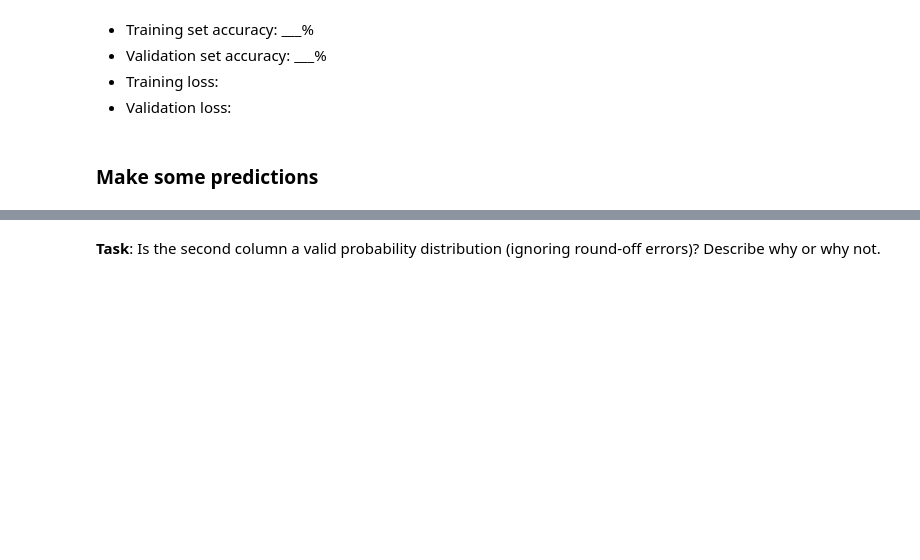
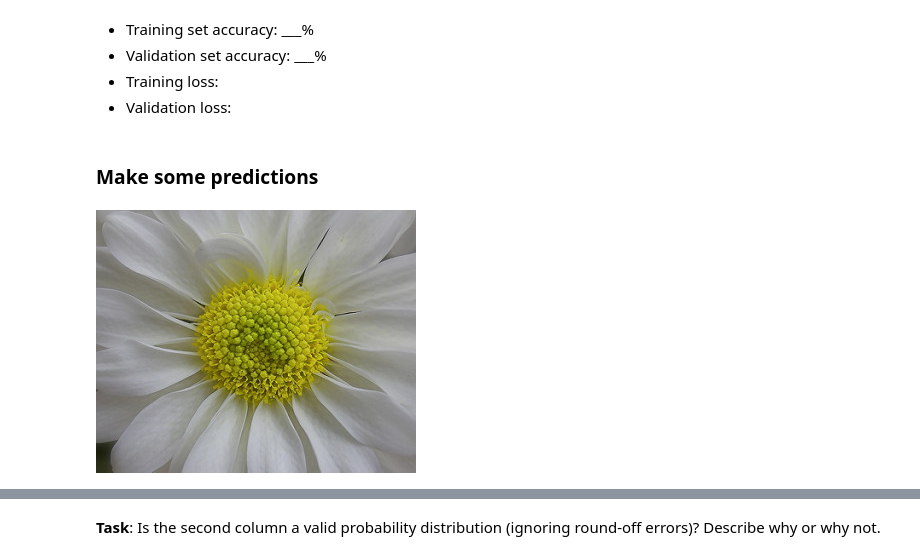
Before and after one commit to Calvin-Data-Science/cs375-376-public, a Jupyter notebook: notebooks/u01n1-train-clf.ipynb, the cells around one changed output, grey strips where cells are left out. Saved outputs shown, nothing was run; the diff lists cells and outputs as text; code cells hidden in the pictures; blank space fills up the shorter version.

```diff
--- a/notebooks/u01n1-train-clf.ipynb
+++ b/notebooks/u01n1-train-clf.ipynb
@@ -116,0 +171,36 @@ for i, ax in enumerate(axs.flatten()):
+# %%
+# Define how we turn an image into an input for a neural net.
+# The default is to resize, center crop, convert data storage types, and then normalize
+data_transforms = config.pretrained_weights.transforms(crop_size=config.image_size)
+
+# Load the dataset
+full_dataset = datasets.ImageFolder(
+    root=data_path,
+    transform=data_transforms
+)
+
+class_names = full_dataset.classes
+
+# Split the dataset into training and validation sets
+val_size = int(VALIDATION_FRAC * len(full_dataset))
+train_size = len(full_dataset) - val_size
+train_dataset, val_dataset = torch.utils.data.random_split(
+    full_dataset, [train_size, val_size], generator=torch.Generator().manual_seed(config.seed)
+)
+
+# Create data loaders
+train_dataloader = DataLoader(
+    train_dataset,
+    batch_size=config.batch_size,
+    shuffle=True,
+    num_workers=os.cpu_count() // 2 if os.cpu_count() else 0 # Use half of available CPU cores for data loading
+)
+val_dataloader = DataLoader(
+    val_dataset,
+    batch_size=config.batch_size,
+    shuffle=False, # No need to shuffle validation data
+    num_workers=os.cpu_count() // 2 if os.cpu_count() else 0
+)
+
+print(f"Number of training samples: {len(train_dataset)}")
+print(f"Number of validation samples: {len(val_dataset)}")
@@ -165,0 +330,11 @@ pd.DataFrame({'class': class_names, 'prob': probabilities}).sort_values('prob',
+# %%
+# Load an image from the local dataset
+image_path = Path('data/flower_photos/daisy/100080576_f52e8ee070_n.jpg')
+image = Image.open(image_path).convert('RGB')
+
+# Apply the same transformations as the training data
+input_tensor = data_transforms(image).unsqueeze(0) # Add batch dimension
+
+display(image)
+# %% [output]
+[figure, added]
```
Also changed, not shown: parts of 38 cells of this notebook, 1 other file.
